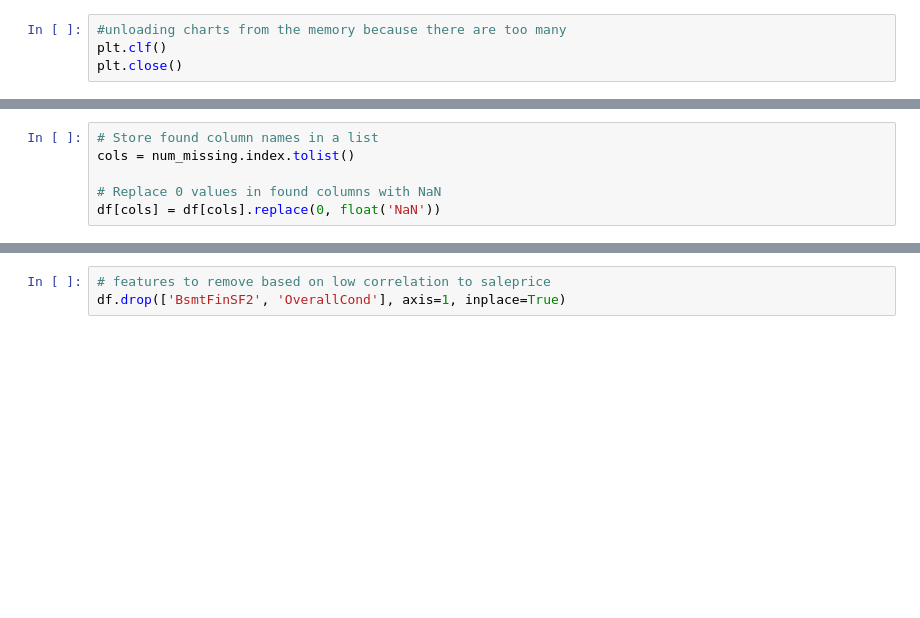
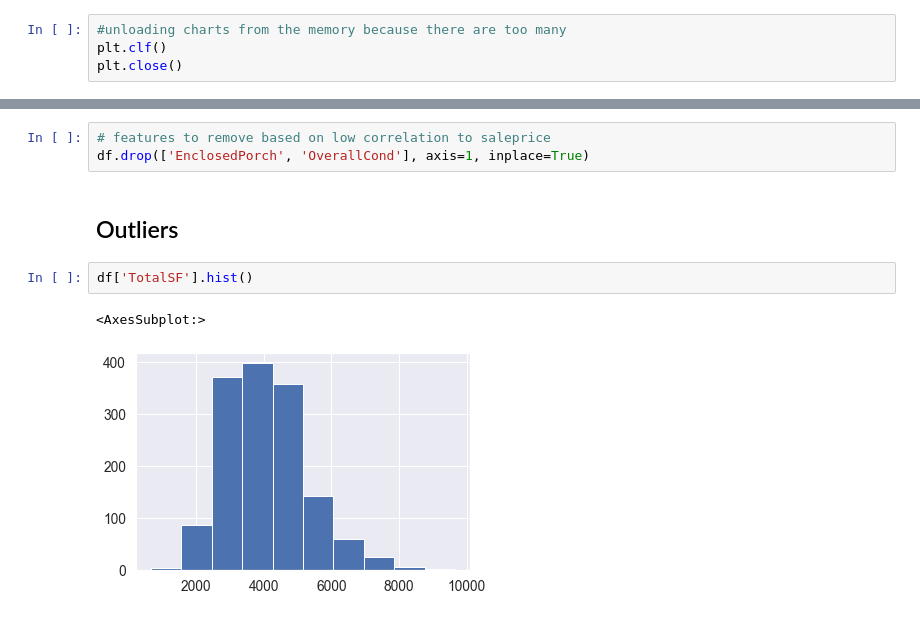
Before and after one commit to HHook/keras-house-prices, a Jupyter notebook: Keras regression house prices project.ipynb, the cells around one changed output, grey strips where cells are left out. Cells and saved outputs as stored; diff of their text form; blank space fills up the shorter version.

```diff
--- a/Keras regression house prices project.ipynb
+++ b/Keras regression house prices project.ipynb
@@ -423,6 +369,0 @@ dtype: int64
-# %%
-# Store found column names in a list
-cols = num_missing.index.tolist()
-
-# Replace 0 values in found columns with NaN
-df[cols] = df[cols].replace(0, float('NaN'))
@@ -452,4 +391,11 @@ Age when Sold   -0.509079
 Name: SalePrice, dtype: float64
 # %%
 # features to remove based on low correlation to saleprice
-df.drop(['BsmtFinSF2', 'OverallCond'], axis=1, inplace=True)
+df.drop(['EnclosedPorch', 'OverallCond'], axis=1, inplace=True)
+# %% [markdown]
+## Outliers
+# %%
+df['TotalSF'].hist()
+# %% [output]
+<AxesSubplot:>
+[figure, added]
```
Also changed, not shown: parts of 32 cells of this notebook.
